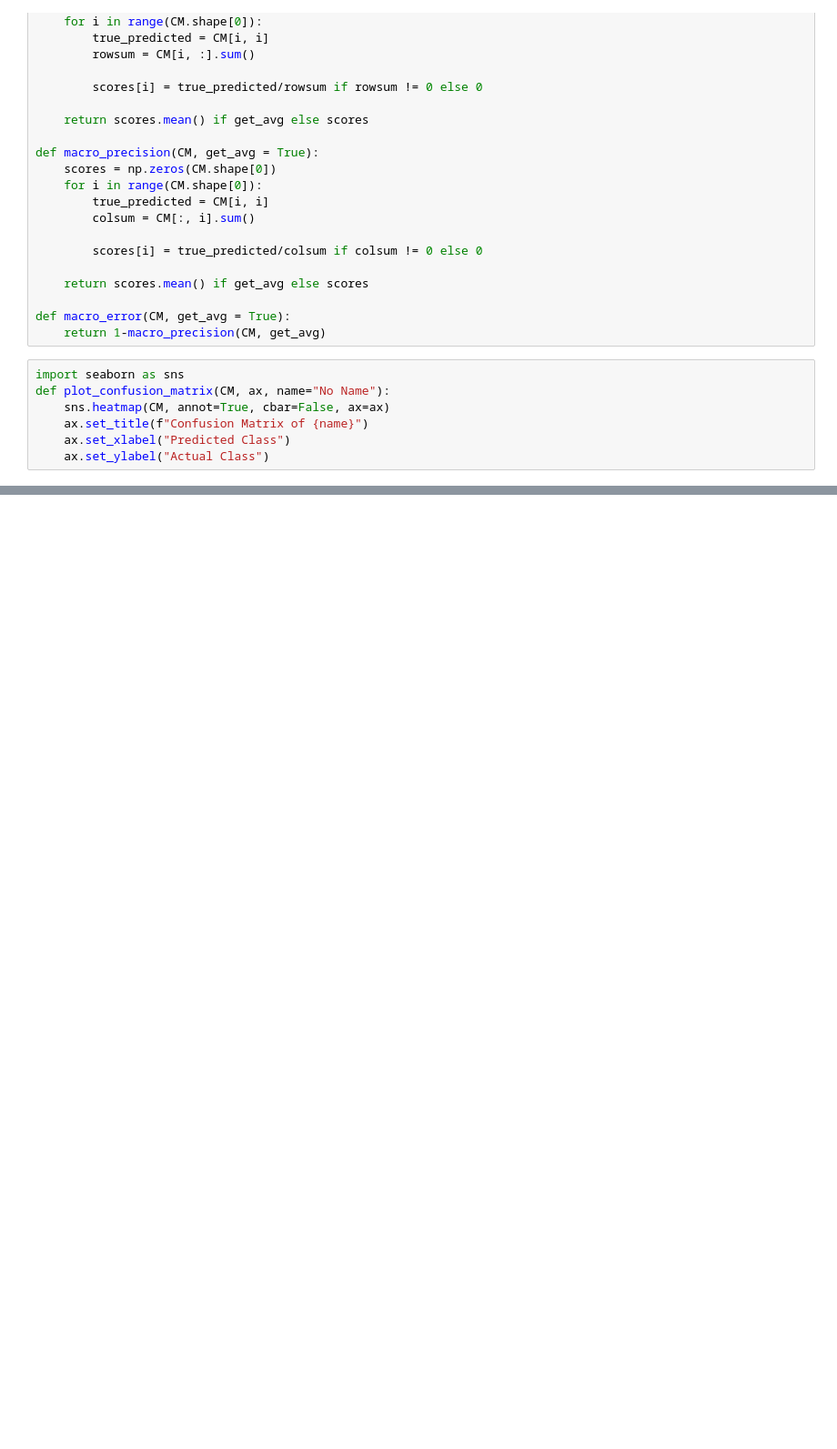
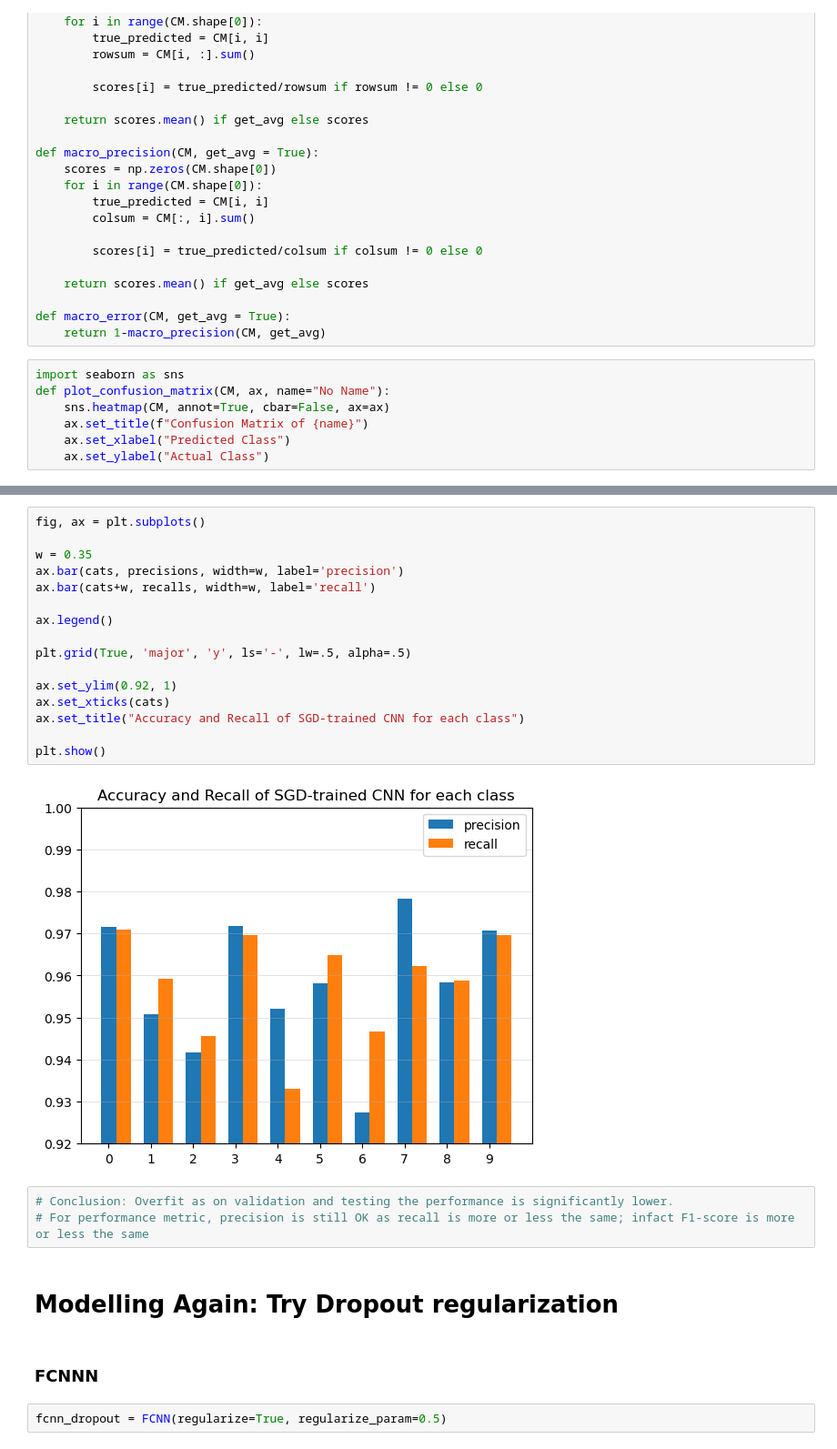
Before and after one commit to OdinMeng/MachineLearningBChallenges, a Jupyter notebook: challenges/challenge3/challenge-three.ipynb, the cells around one changed output, grey strips where cells are left out. Shown at 91% size. Drawn from its saved outputs; the diff is of its cells as text; blank space fills up the shorter version.

```diff
--- a/challenges/challenge3/challenge-three.ipynb
+++ b/challenges/challenge3/challenge-three.ipynb
@@ -464,0 +614,27 @@ plot_confusion_matrix(CM_cnn, ax, 'bruh')
+# %%
+fig, ax = plt.subplots()
+
+w = 0.35
+ax.bar(cats, precisions, width=w, label='precision')
+ax.bar(cats+w, recalls, width=w, label='recall')
+
+ax.legend()
+
+plt.grid(True, 'major', 'y', ls='-', lw=.5, alpha=.5)
+
+ax.set_ylim(0.92, 1)
+ax.set_xticks(cats)
+ax.set_title("Accuracy and Recall of SGD-trained CNN for each class")
+
+plt.show()
+# %% [output]
+[figure, added]
+# %%
+# Conclusion: Overfit as on validation and testing the performance is significantly lower.
+# For performance metric, precision is still OK as recall is more or less the same; infact F1-score is more or less the same
+# %% [markdown]
+# Modelling Again: Try Dropout regularization
+# %% [markdown]
+### FCNNN
+# %%
+fcnn_dropout = FCNN(regularize=True, regularize_param=0.5)
```
Also changed, not shown: parts of 45 cells of this notebook, 6 other files.
